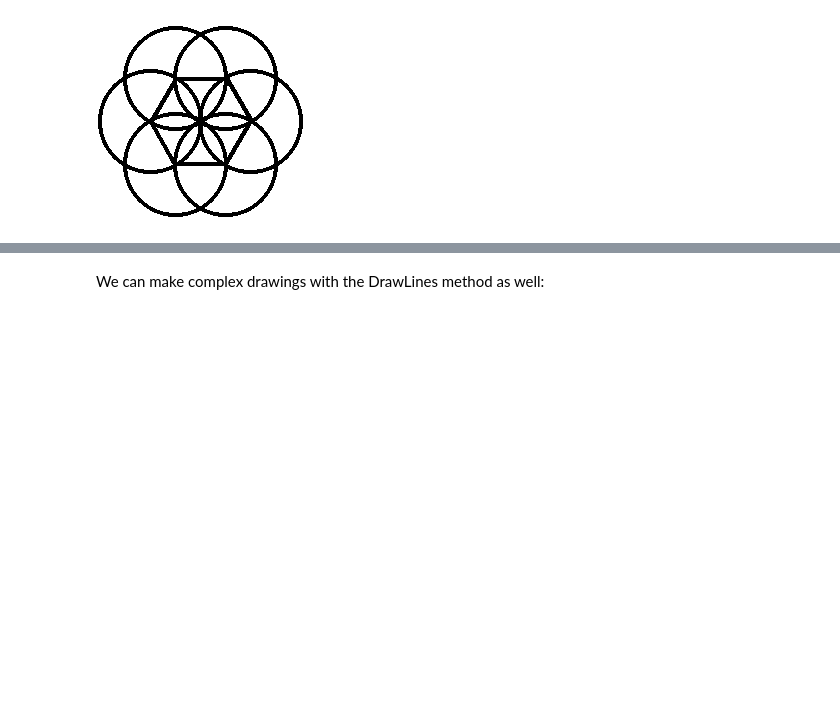
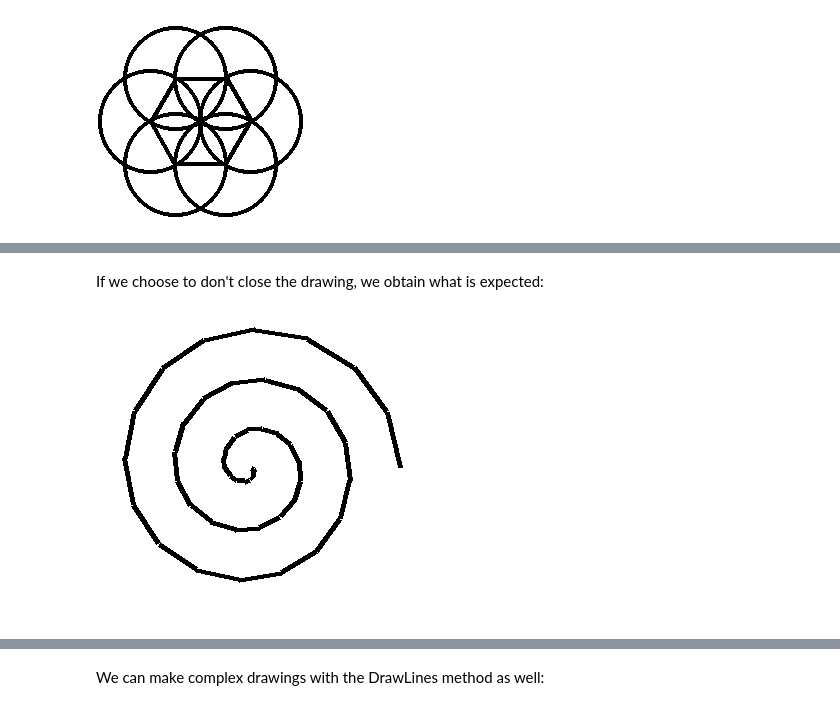
Before and after one commit to Sylvain-Rama/PILes, a Jupyter notebook: docs/PILes - Examples.ipynb, the cells around one changed output, grey strips where cells are left out. Cells and saved outputs as stored; diff of their text form; code cells hidden in the pictures; blank space fills up the shorter version.

Commit message:
continuous & closed DrawLines examples

```diff
--- a/docs/PILes - Examples.ipynb
+++ b/docs/PILes - Examples.ipynb
@@ -382,0 +393,16 @@ display(img4)
+# %%
+# Let's create a Spiral distribution.
+spiral = PILe()
+spiral.coords = Spiral(n=50).golden()
+spiral.height, spiral.width = 300, 300
+spiral.outlines = 'black'
+spiral.widths = 5
+# %% [markdown]
+If we choose to don't close the drawing, we obtain what is expected:
+# %%
+img3 = Image.new("RGBA", (310, 310), (255, 255, 255, 255))
+drawer = ImageDraws(img3)
+drawer.DrawLines(spiral, closed=False)
+display(img3)
+# %% [output]
+[figure, added]
```
Also changed, not shown: parts of 12 cells of this notebook.
